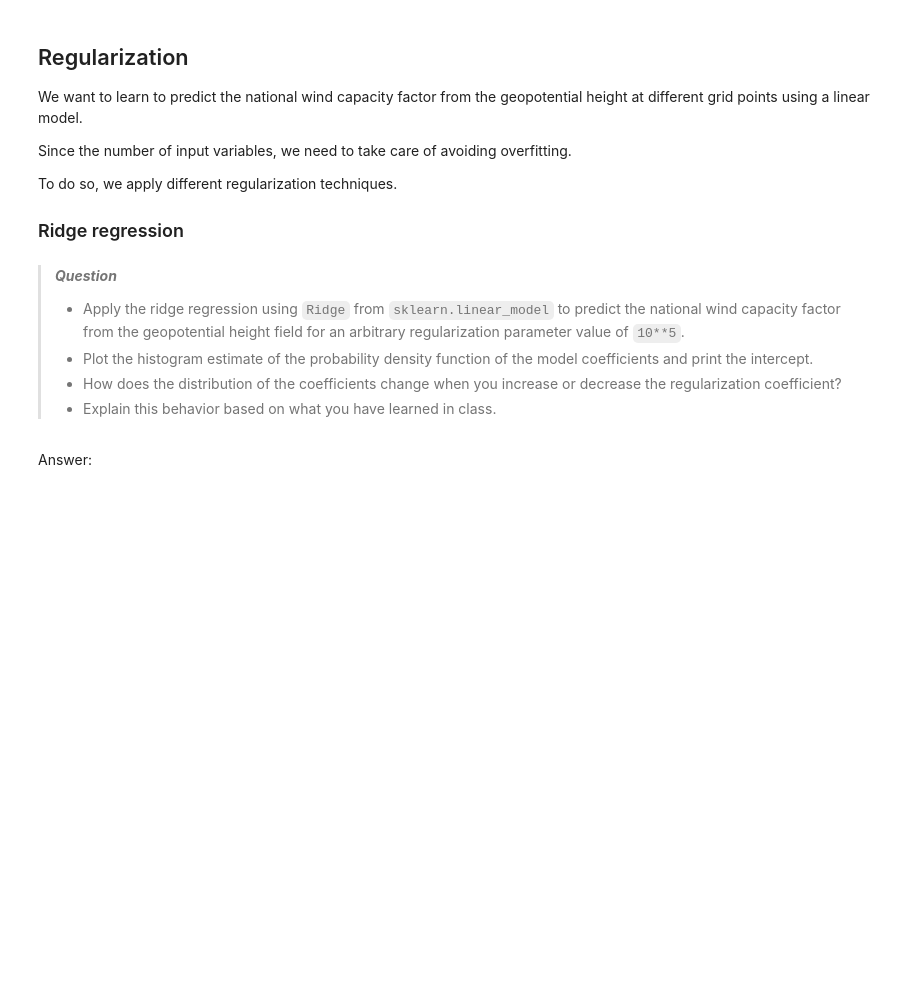
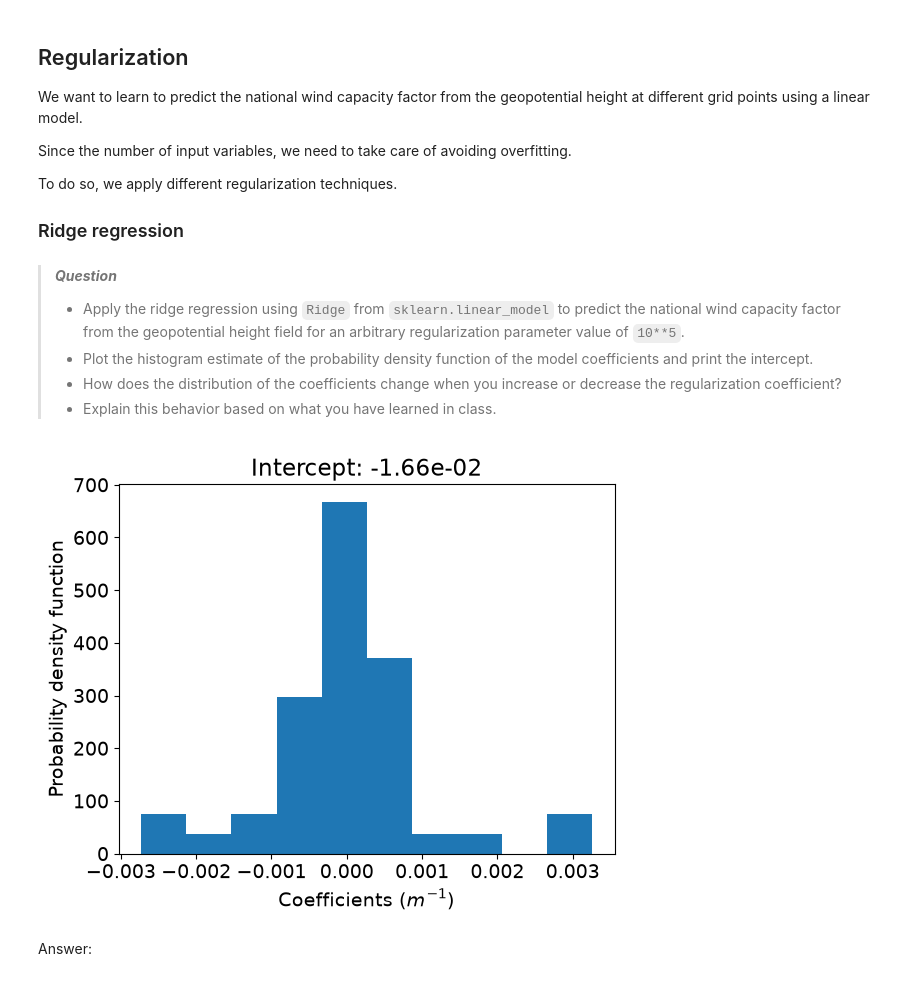
Before and after one commit to holguin2900/MEC-5107-EP-MachineLearning, a Jupyter notebook: 0-moodle/1_tutoriales/05_tutorial_regularization_selection_evaluation.ipynb, the cells around one changed output. Drawn from its saved outputs; the diff is of its cells as text; code cells hidden in the pictures; blank space fills up the shorter version.

```diff
--- a/0-moodle/1_tutoriales/05_tutorial_regularization_selection_evaluation.ipynb
+++ b/0-moodle/1_tutoriales/05_tutorial_regularization_selection_evaluation.ipynb
@@ -177,6 +218,32 @@ To do so, we apply different regularization techniques.
 > - Explain this behavior based on what you have learned in class.
 # %%
 # answer cell
+# Import linear_model
+from sklearn import linear_model
+
+# Estimator choice
+reg_class = linear_model.Ridge
+
+# Prepare input and target
+X = df_z500_anom.values
+y = df_windcf_anom.values
+
+ALPHA = 10**1
+
+# Define the Ridge estimator
+reg = reg_class(alpha=ALPHA)
+
+# Fit
+reg.fit(X, y)
+
+# Plot coefficients histogram with intercept as title
+plt.figure()
+plt.hist(reg.coef_, density=True)
+plt.xlabel(r'Coefficients ($m^{-1}$)')
+plt.ylabel('Probability density function')
+_ = plt.title('Intercept: {:.2e}'.format(reg.intercept_))
+# %% [output]
+[figure, added]
 # %% [markdown]
 Answer:
 # %% [markdown]
```
Also changed, not shown: parts of 9 cells of this notebook, 18 other files.
